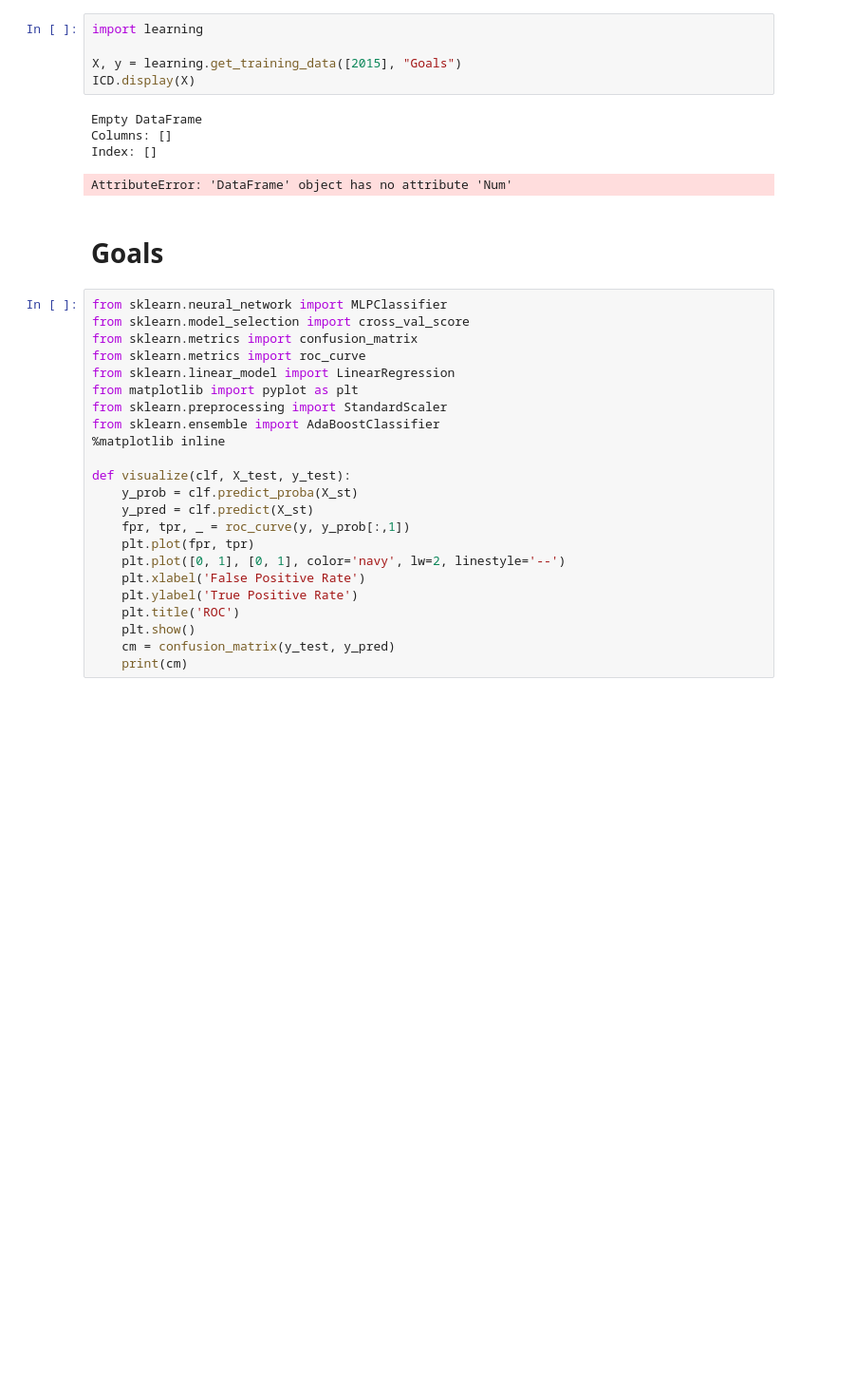
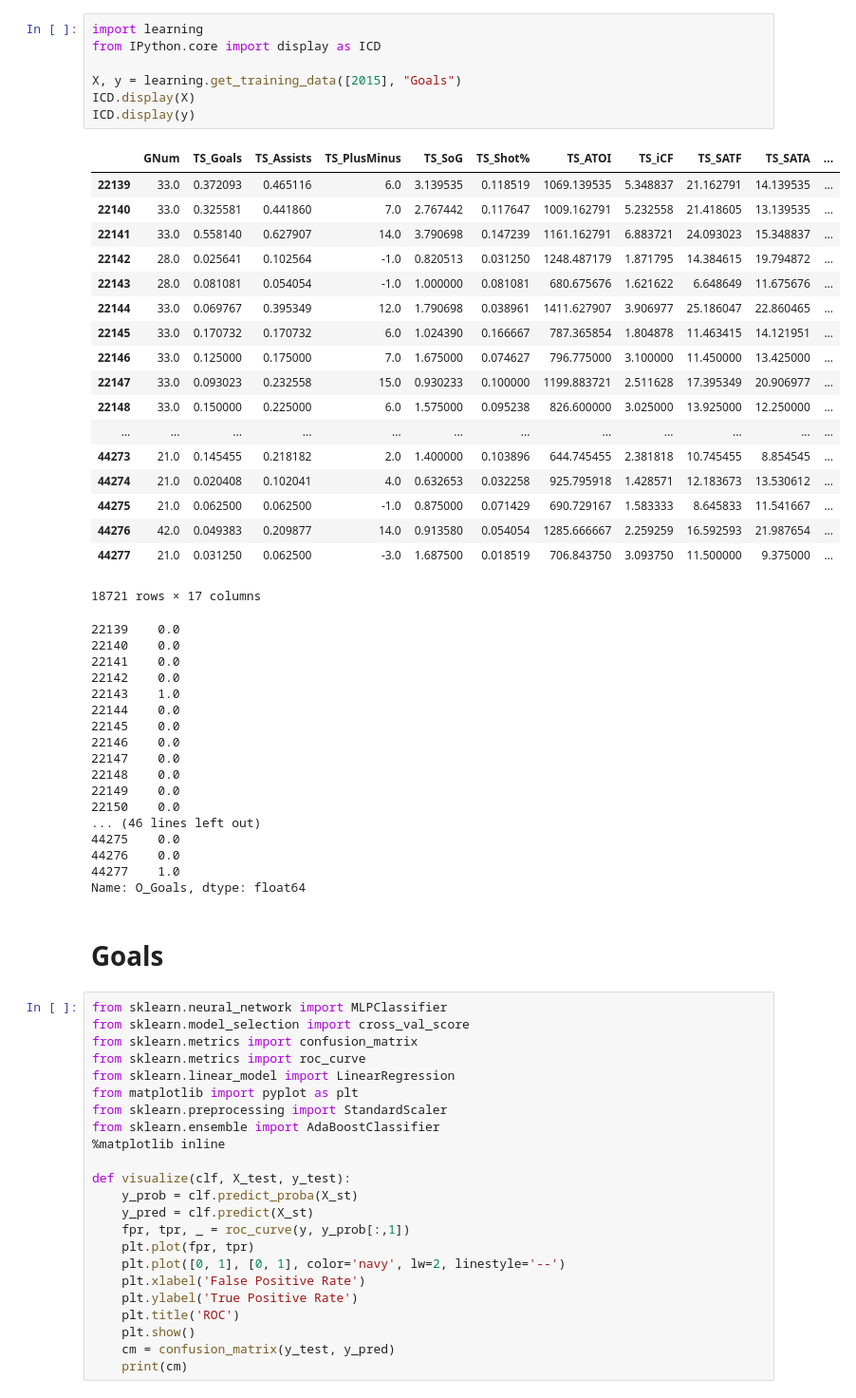
Before and after one commit to mmn599/hockey, a Jupyter notebook: Skaters Goals.ipynb, the cells around one changed output. Shown at 95% size. Cells and saved outputs as stored; diff of their text form; blank space fills up the shorter version.

```diff
--- a/Skaters Goals.ipynb
+++ b/Skaters Goals.ipynb
@@ -1,13 +1,46 @@
 # %%
 import learning
+from IPython.core import display as ICD
 
 X, y = learning.get_training_data([2015], "Goals")
 ICD.display(X)
+ICD.display(y)
 # %% [output]
+|  | GNum | TS_Goals | TS_Assists | TS_PlusMinus | TS_SoG | TS_Shot% | TS_ATOI | TS_iCF | TS_SATF | TS_SATA | ... |
+| 22139 | 33.0 | 0.372093 | 0.465116 | 6.0 | 3.139535 | 0.118519 | 1069.139535 | 5.348837 | 21.162791 | 14.139535 | ... |
+| 22140 | 33.0 | 0.325581 | 0.441860 | 7.0 | 2.767442 | 0.117647 | 1009.162791 | 5.232558 | 21.418605 | 13.139535 | ... |
+| 22141 | 33.0 | 0.558140 | 0.627907 | 14.0 | 3.790698 | 0.147239 | 1161.162791 | 6.883721 | 24.093023 | 15.348837 | ... |
+| 22142 | 28.0 | 0.025641 | 0.102564 | -1.0 | 0.820513 | 0.031250 | 1248.487179 | 1.871795 | 14.384615 | 19.794872 | ... |
+| 22143 | 28.0 | 0.081081 | 0.054054 | -1.0 | 1.000000 | 0.081081 | 680.675676 | 1.621622 | 6.648649 | 11.675676 | ... |
+| 22144 | 33.0 | 0.069767 | 0.395349 | 12.0 | 1.790698 | 0.038961 | 1411.627907 | 3.906977 | 25.186047 | 22.860465 | ... |
+| 22145 | 33.0 | 0.170732 | 0.170732 | 6.0 | 1.024390 | 0.166667 | 787.365854 | 1.804878 | 11.463415 | 14.121951 | ... |
+| 22146 | 33.0 | 0.125000 | 0.175000 | 7.0 | 1.675000 | 0.074627 | 796.775000 | 3.100000 | 11.450000 | 13.425000 | ... |
+| 22147 | 33.0 | 0.093023 | 0.232558 | 15.0 | 0.930233 | 0.100000 | 1199.883721 | 2.511628 | 17.395349 | 20.906977 | ... |
+| 22148 | 33.0 | 0.150000 | 0.225000 | 6.0 | 1.575000 | 0.095238 | 826.600000 | 3.025000 | 13.925000 | 12.250000 | ... |
+| ... | ... | ... | ... | ... | ... | ... | ... | ... | ... | ... | ... |
+| 44273 | 21.0 | 0.145455 | 0.218182 | 2.0 | 1.400000 | 0.103896 | 644.745455 | 2.381818 | 10.745455 | 8.854545 | ... |
+| 44274 | 21.0 | 0.020408 | 0.102041 | 4.0 | 0.632653 | 0.032258 | 925.795918 | 1.428571 | 12.183673 | 13.530612 | ... |
+| 44275 | 21.0 | 0.062500 | 0.062500 | -1.0 | 0.875000 | 0.071429 | 690.729167 | 1.583333 | 8.645833 | 11.541667 | ... |
+| 44276 | 42.0 | 0.049383 | 0.209877 | 14.0 | 0.913580 | 0.054054 | 1285.666667 | 2.259259 | 16.592593 | 21.987654 | ... |
+| 44277 | 21.0 | 0.031250 | 0.062500 | -3.0 | 1.687500 | 0.018519 | 706.843750 | 3.093750 | 11.500000 | 9.375000 | ... |
-Empty DataFrame
-Columns: []
-Index: []
+18721 rows × 17 columns
-AttributeError: 'DataFrame' object has no attribute 'Num'
+22139    0.0
+22140    0.0
+22141    0.0
+22142    0.0
+22143    1.0
+22144    0.0
+22145    0.0
+22146    0.0
+22147    0.0
+22148    0.0
+22149    0.0
+22150    0.0
+... (46 lines left out)
+44275    0.0
+44276    0.0
+44277    1.0
+Name: O_Goals, dtype: float64
 # %% [markdown]
 # Goals
 # %%
```
Also changed, not shown: parts of 1 cell of this notebook, 1 other file.
